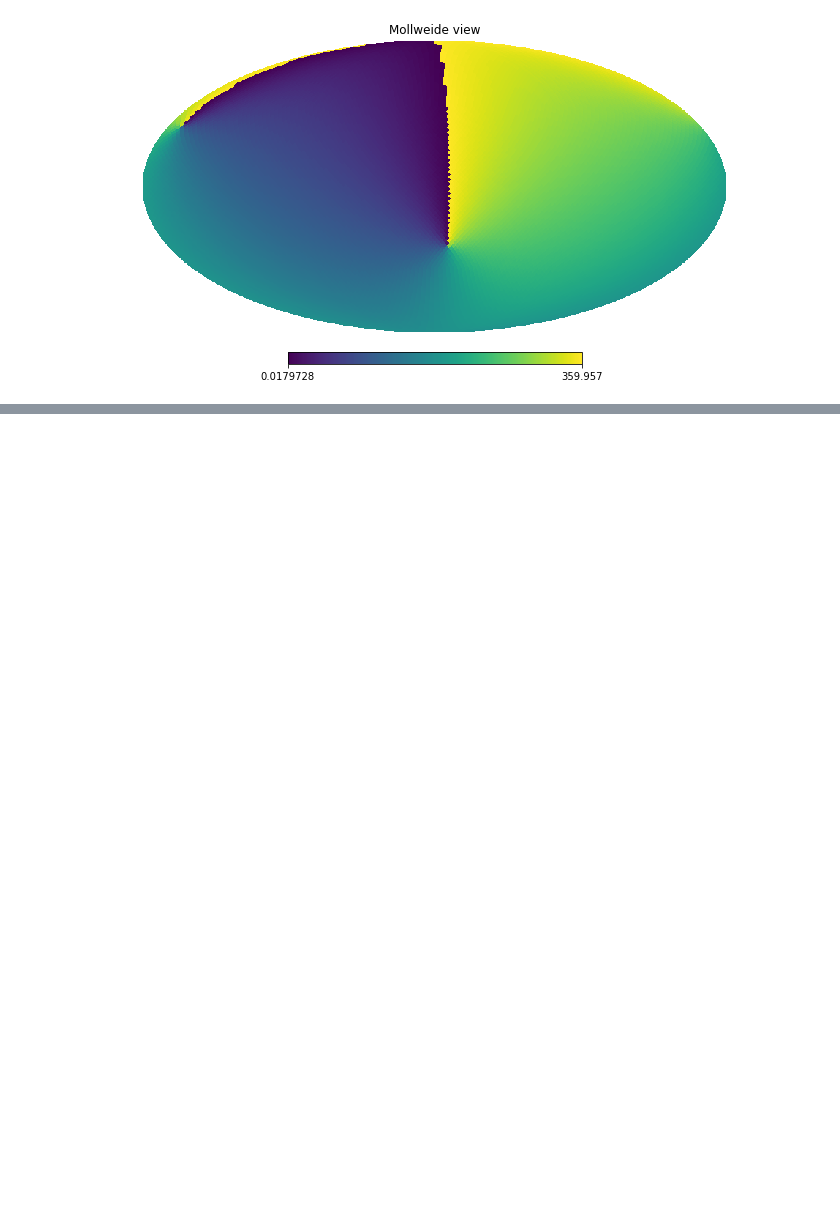
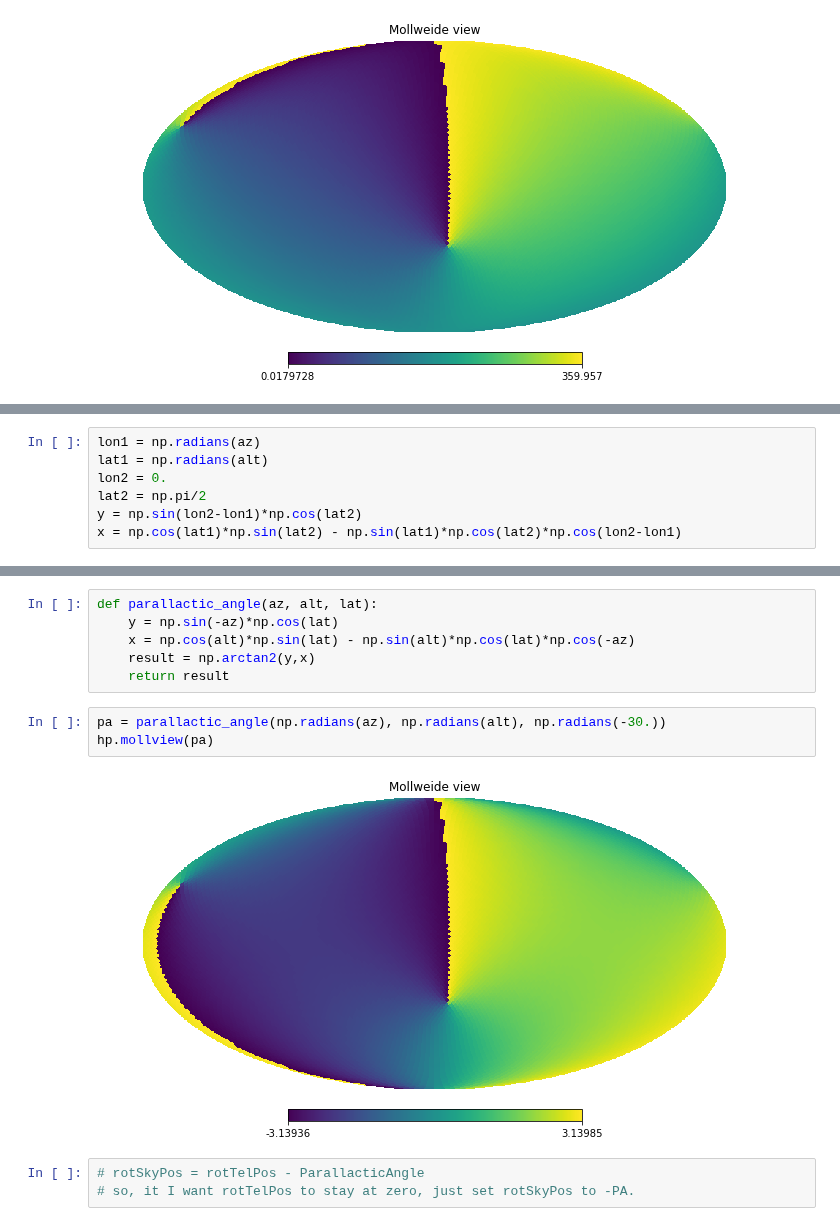
Before and after one commit to yoachim/18_scratch, a Jupyter notebook: figure_pa/how_does_pa_work.ipynb, the cells around one changed output, grey strips where cells are left out. Cells and saved outputs as stored; diff of their text form; blank space fills up the shorter version.

```diff
--- a/figure_pa/how_does_pa_work.ipynb
+++ b/figure_pa/how_does_pa_work.ipynb
@@ -33,0 +43,7 @@ hp.mollview(az)
+# %%
+lon1 = np.radians(az)
+lat1 = np.radians(alt)
+lon2 = 0.
+lat2 = np.pi/2
+y = np.sin(lon2-lon1)*np.cos(lat2)
+x = np.cos(lat1)*np.sin(lat2) - np.sin(lat1)*np.cos(lat2)*np.cos(lon2-lon1)
@@ -33,0 +63,14 @@ hp.mollview(az)
+# %%
+def parallactic_angle(az, alt, lat):
+    y = np.sin(-az)*np.cos(lat)
+    x = np.cos(alt)*np.sin(lat) - np.sin(alt)*np.cos(lat)*np.cos(-az)
+    result = np.arctan2(y,x)
+    return result
+# %%
+pa = parallactic_angle(np.radians(az), np.radians(alt), np.radians(-30.))
+hp.mollview(pa)
+# %% [output]
+[figure, added]
+# %%
+# rotSkyPos = rotTelPos - ParallacticAngle
+# so, it I want rotTelPos to stay at zero, just set rotSkyPos to -PA.
```
Also changed, not shown: parts of 8 cells of this notebook.
